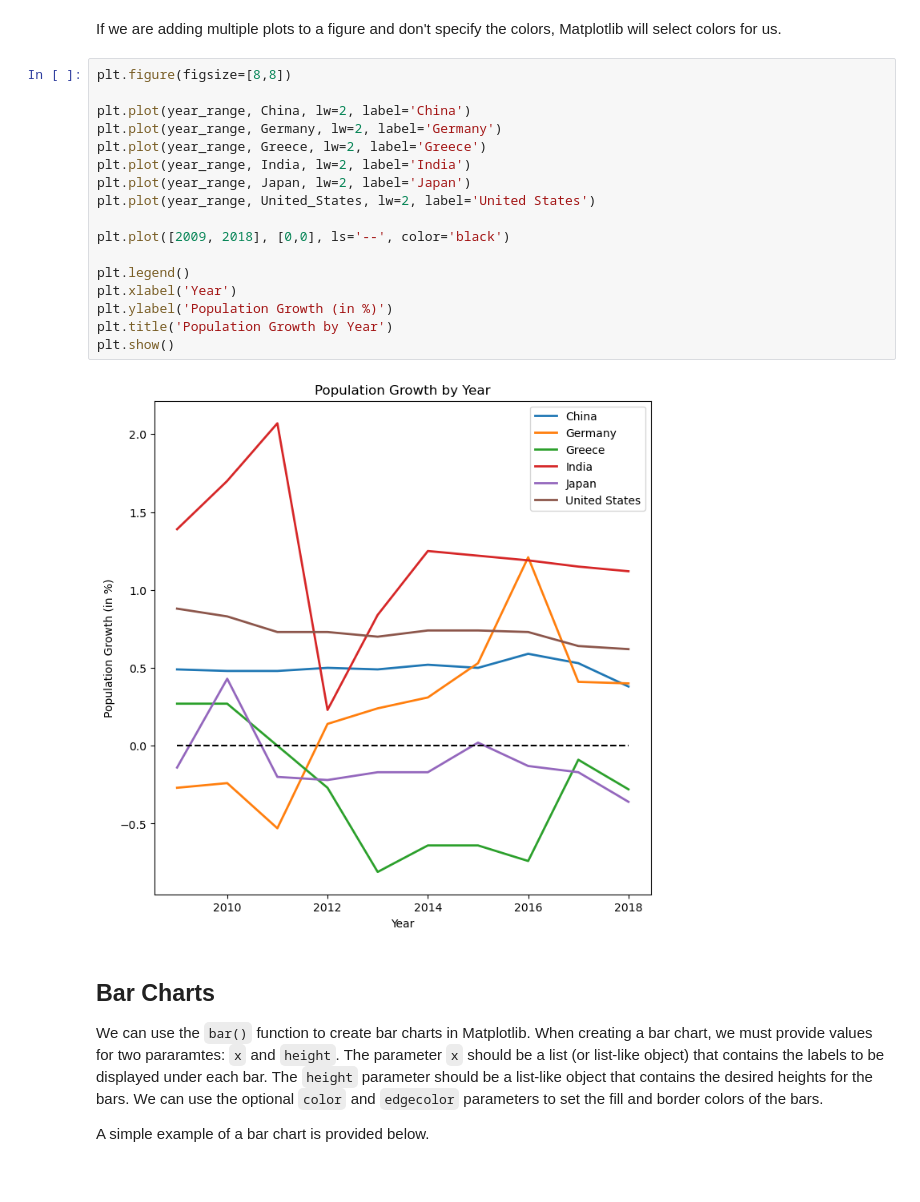
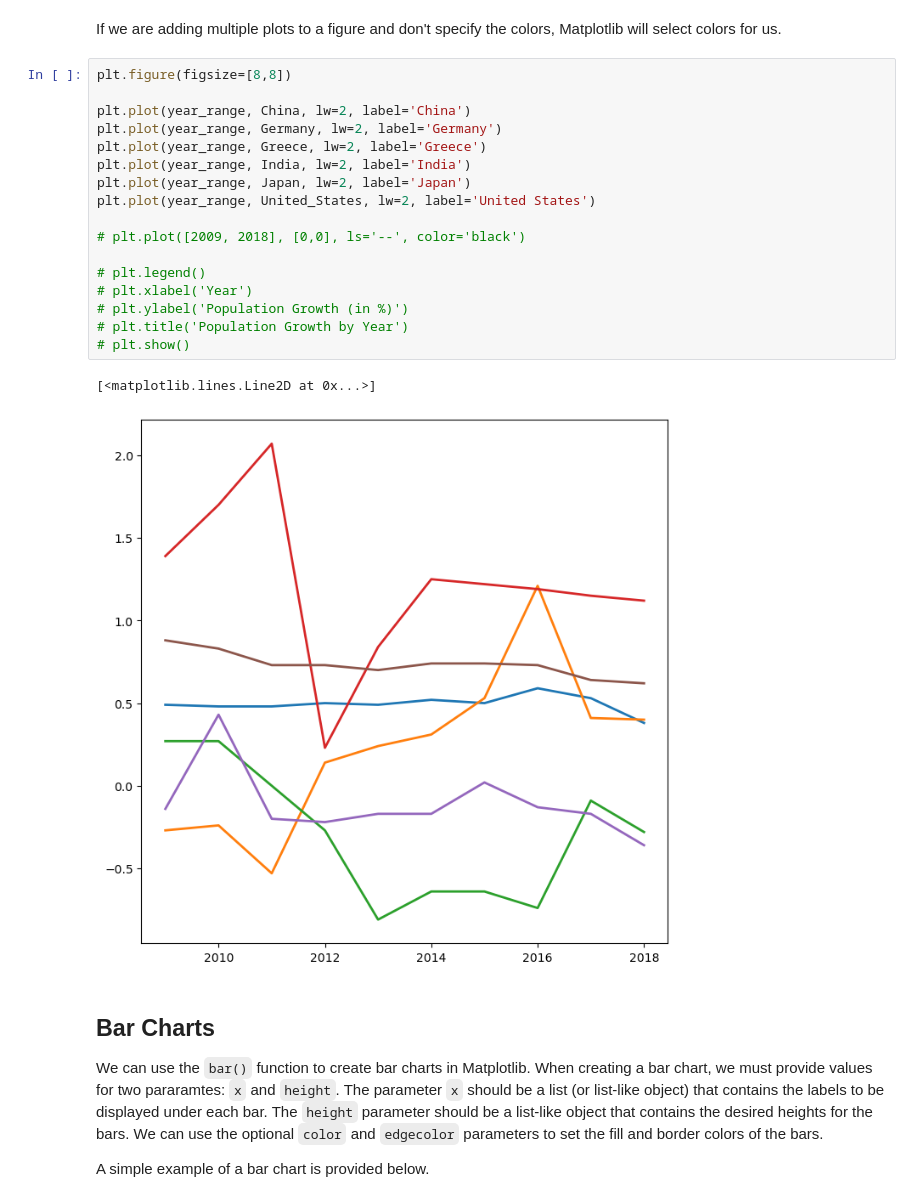
Before and after one commit to slylockfox/Maryville-DSCI-503-2, a Jupyter notebook: 19 - Plotting with Matplotlib.ipynb, the cells around one changed output. Cells and saved outputs as stored; diff of their text form.

```diff
--- a/19 - Plotting with Matplotlib.ipynb
+++ b/19 - Plotting with Matplotlib.ipynb
@@ -288,22 +289,23 @@ If we are adding multiple plots to a figure and don't specify the colors, Matplo
 # %%
 plt.figure(figsize=[8,8])
 
 plt.plot(year_range, China, lw=2, label='China')
 plt.plot(year_range, Germany, lw=2, label='Germany')
 plt.plot(year_range, Greece, lw=2, label='Greece')
 plt.plot(year_range, India, lw=2, label='India')
 plt.plot(year_range, Japan, lw=2, label='Japan')
 plt.plot(year_range, United_States, lw=2, label='United States')
 
-plt.plot([2009, 2018], [0,0], ls='--', color='black')
+# plt.plot([2009, 2018], [0,0], ls='--', color='black')
 
-plt.legend()
-plt.xlabel('Year')
-plt.ylabel('Population Growth (in %)')
-plt.title('Population Growth by Year')
-plt.show()
+# plt.legend()
+# plt.xlabel('Year')
+# plt.ylabel('Population Growth (in %)')
+# plt.title('Population Growth by Year')
+# plt.show()
 # %% [output]
+[<matplotlib.lines.Line2D at 0x...>]
-[figure, old version]
+[figure, new version]
 # %% [markdown]
 ## Bar Charts
 
```
Also changed, not shown: parts of 1 cell of this notebook, 2 other files.
